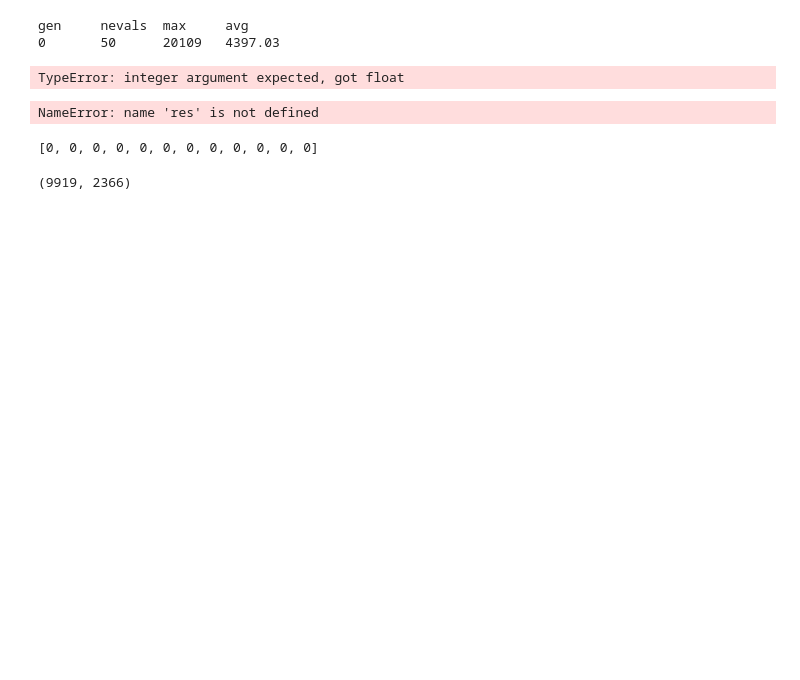
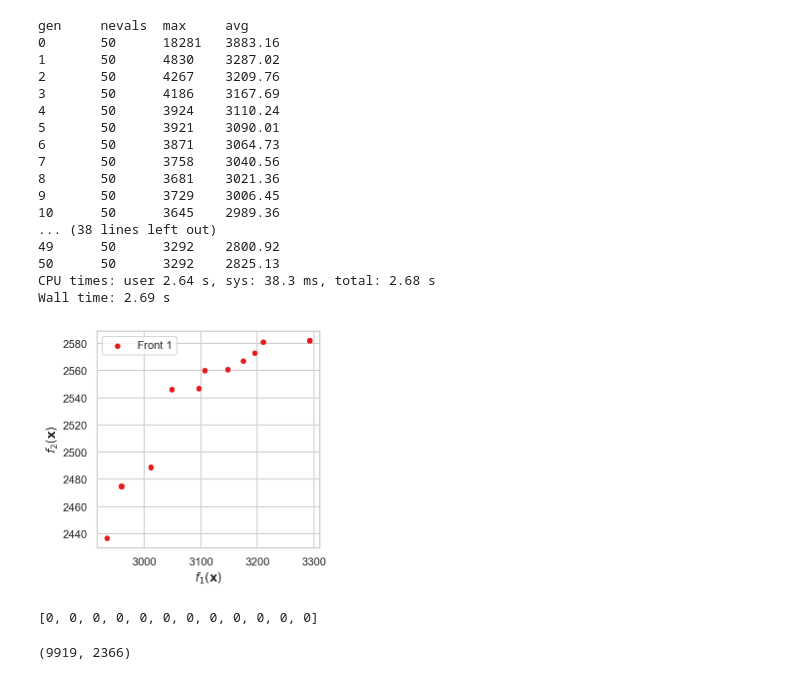
Before and after one commit to upadhyan/NaturalKnapsack, a Jupyter notebook: GA_initialize.ipynb, the cells around one changed output. Saved outputs shown, nothing was run; the diff lists cells and outputs as text; code cells hidden in the pictures; blank space fills up the shorter version.

Commit message:
Switch the mate and mutation functions for the code to actually run

```diff
--- a/GA_initialize.ipynb
+++ b/GA_initialize.ipynb
@@ -136,46 +136,62 @@ toolbox.register("evaluate", eval_fitness)
 toolbox.register("attr_float", uniform, BOUND_LOW, BOUND_UP)
 toolbox.register("individual", tools.initIterate, creator.Individual, toolbox.attr_float)
 toolbox.register("population", tools.initRepeat, list, toolbox.individual)
-toolbox.register("mate", tools.cxSimulatedBinaryBounded, low=BOUND_LOW, up=BOUND_UP, eta=20.0)
-toolbox.register("mutate", tools.mutPolynomialBounded, low=BOUND_LOW, up=BOUND_UP, eta=20.0, indpb=1.0/NDIM)
+#toolbox.register("mate", tools.cxSimulatedBinaryBounded, low=BOUND_LOW, up=BOUND_UP, eta=20.0)
+toolbox.register("mate", tools.cxOnePoint)
+#toolbox.register("mutate", tools.mutPolynomialBounded, low=BOUND_LOW, up=BOUND_UP, eta=20.0, indpb=1.0/NDIM)
+toolbox.register("mutate", tools.mutShuffleIndexes, indpb=0.3)
 toolbox.register("select", tools.selNSGA2)
 
 toolbox.pop_size = 50
-toolbox.max_gen = 500
+toolbox.max_gen = 50
 toolbox.mut_prob = 0.2
 
 def run_ea(toolbox, stats=None, verbose=False):
     pop = toolbox.population(n=toolbox.pop_size)
     stats = tools.Statistics(lambda ind: ind.fitness.values)
     stats.register("max", np.max)
     stats.register("avg", np.mean)
     population, logbook = algorithms.eaMuPlusLambda(pop, toolbox, mu=toolbox.pop_size,
                                      lambda_=toolbox.pop_size,
                                      cxpb=1-toolbox.mut_prob,
                                      mutpb=toolbox.mut_prob,
                                      stats=stats,
                                      ngen=toolbox.max_gen,
                                      verbose=True)
     return population, logbook
 
 %time res,_ = run_ea(toolbox)
 
 fronts = tools.emo.sortLogNondominated(res, len(res))
 
 plot_colors = seaborn.color_palette("Set1", n_colors=10)
 fig, ax = plt.subplots(1, figsize=(4,4))
 for i,inds in enumerate(fronts):
     par = [toolbox.evaluate(ind) for ind in inds]
     df = pd.DataFrame(par)
     df.plot(ax=ax, kind='scatter', label='Front ' + str(i+1),
                  x=df.columns[0], y=df.columns[1],
                  color=plot_colors[i])
 plt.xlabel('$f_1(\mathbf{x})$');plt.ylabel('$f_2(\mathbf{x})$');
 # %% [output]
 gen     nevals  max     avg
-0       50      20109   4397.03
+0       50      18281   3883.16
+1       50      4830    3287.02
+2       50      4267    3209.76
+3       50      4186    3167.69
+4       50      3924    3110.24
+5       50      3921    3090.01
+6       50      3871    3064.73
+7       50      3758    3040.56
+8       50      3681    3021.36
+9       50      3729    3006.45
+10      50      3645    2989.36
+... (38 lines left out)
+49      50      3292    2800.92
+50      50      3292    2825.13
+CPU times: user 2.64 s, sys: 38.3 ms, total: 2.68 s
+Wall time: 2.69 s
-TypeError: integer argument expected, got float
-NameError: name 'res' is not defined
+[figure, added]
 # %%
 import random
 individual = []
```
